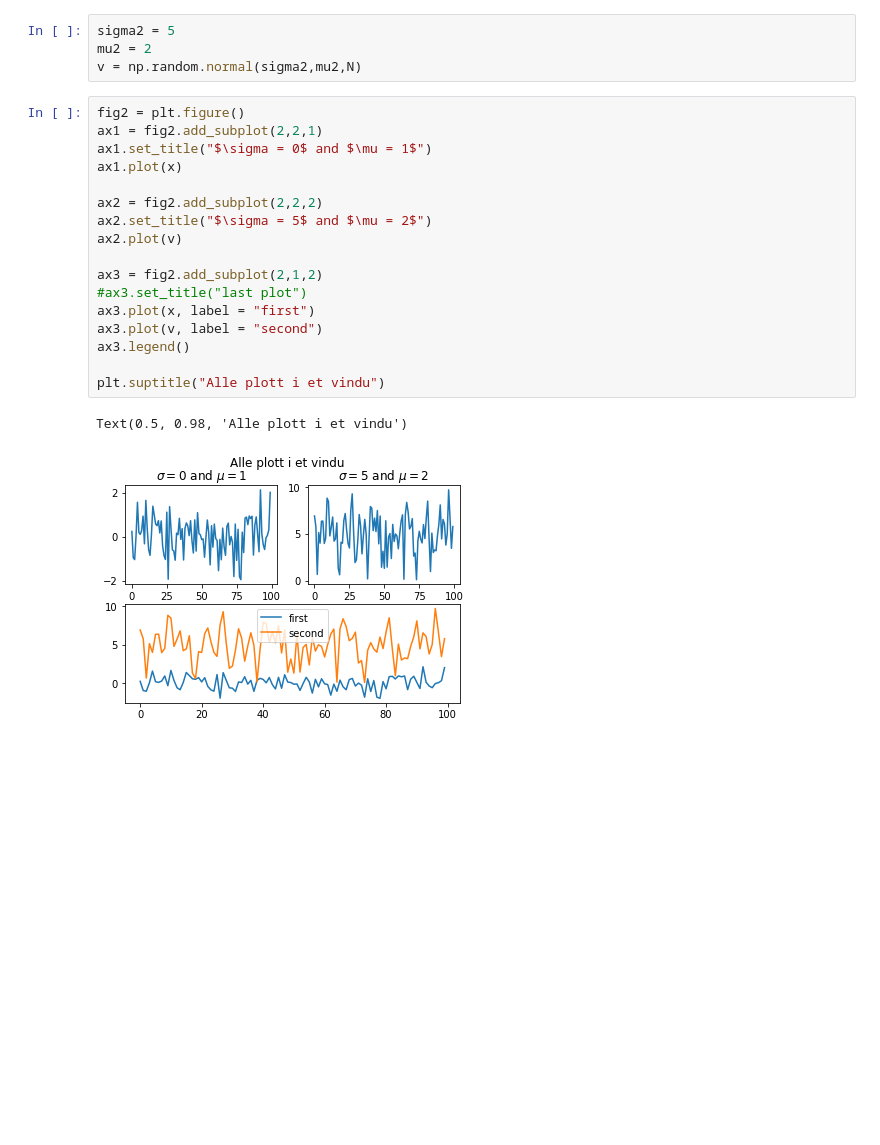
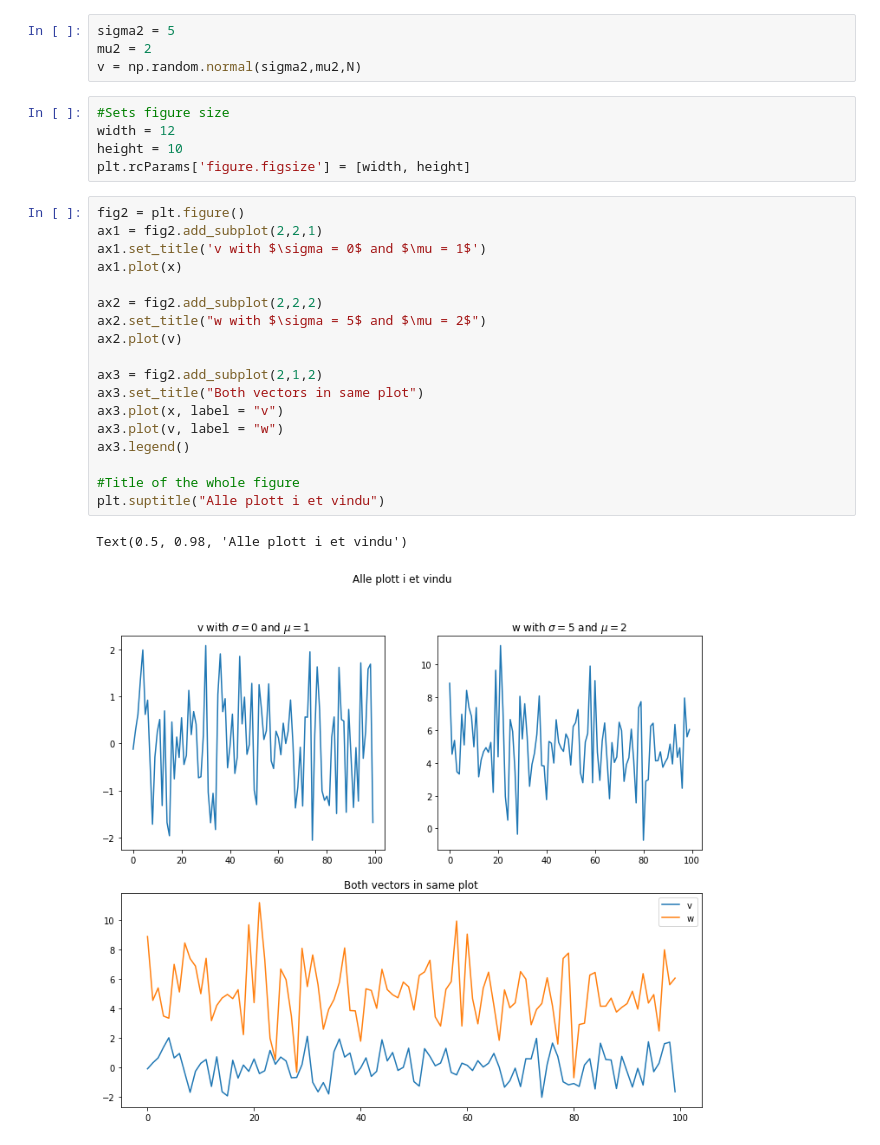
Before and after one commit to Kenn3Th/DATS2300, a Jupyter notebook: Math review and python.ipynb, the cells around one changed output. Drawn from its saved outputs; the diff is of its cells as text; blank space fills up the shorter version.

```diff
--- a/Math review and python.ipynb
+++ b/Math review and python.ipynb
@@ -232,23 +251,29 @@ ax.plot(x)
 sigma2 = 5
 mu2 = 2
 v = np.random.normal(sigma2,mu2,N)
+# %%
+#Sets figure size
+width = 12
+height = 10
+plt.rcParams['figure.figsize'] = [width, height]
 # %%
 fig2 = plt.figure()
 ax1 = fig2.add_subplot(2,2,1)
-ax1.set_title("$\sigma = 0$ and $\mu = 1$")
+ax1.set_title('v with $\sigma = 0$ and $\mu = 1$')
 ax1.plot(x)
 
 ax2 = fig2.add_subplot(2,2,2)
-ax2.set_title("$\sigma = 5$ and $\mu = 2$")
+ax2.set_title("w with $\sigma = 5$ and $\mu = 2$")
 ax2.plot(v)
 
 ax3 = fig2.add_subplot(2,1,2)
-#ax3.set_title("last plot")
-ax3.plot(x, label = "first")
-ax3.plot(v, label = "second")
+ax3.set_title("Both vectors in same plot")
+ax3.plot(x, label = "v")
+ax3.plot(v, label = "w")
 ax3.legend()
 
+#Title of the whole figure
 plt.suptitle("Alle plott i et vindu")
 # %% [output]
 Text(0.5, 0.98, 'Alle plott i et vindu')
-[figure, old version]
+[figure, new version]
```
Also changed, not shown: parts of 27 cells of this notebook.
